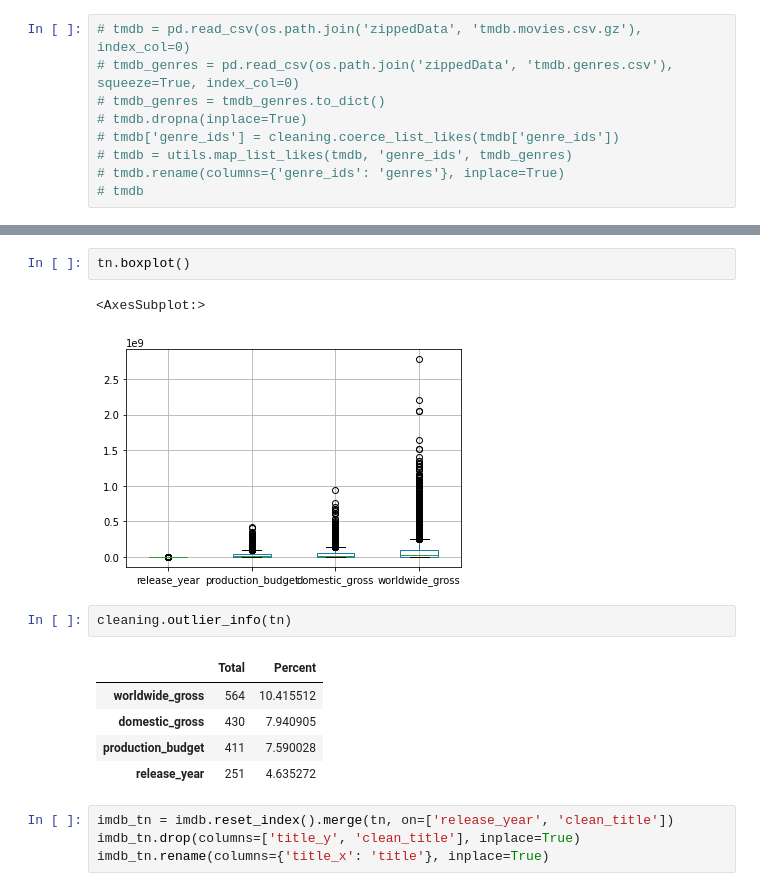
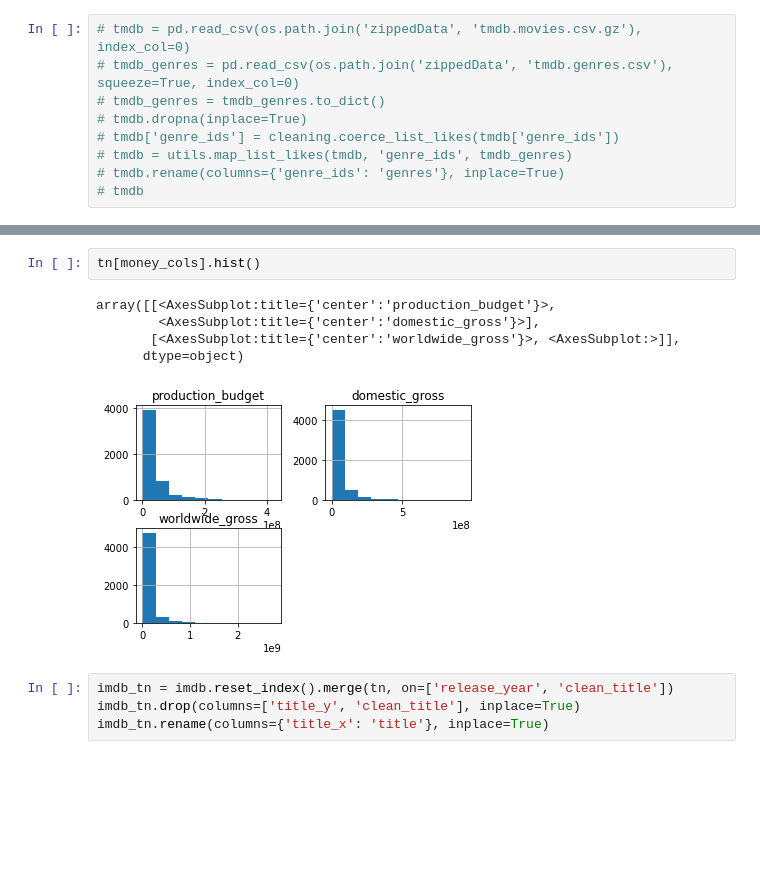
Before and after one commit to ndgigliotti/dsc-phase-1-project, a Jupyter notebook: genres.ipynb, the cells around one changed output, grey strips where cells are left out. Saved outputs shown, nothing was run; the diff lists cells and outputs as text; blank space fills up the shorter version.

```diff
--- a/genres.ipynb
+++ b/genres.ipynb
@@ -206,16 +217,11 @@ tn
-# %%
-tn.boxplot()
-# %% [output]
-<AxesSubplot:>
-[figure, removed]
-# %%
-cleaning.outlier_info(tn)
-# %% [output]
-|  | Total | Percent |
-| worldwide_gross | 564 | 10.415512 |
-| domestic_gross | 430 | 7.940905 |
-| production_budget | 411 | 7.590028 |
-| release_year | 251 | 4.635272 |
+# %%
+tn[money_cols].hist()
+# %% [output]
+array([[<AxesSubplot:title={'center':'production_budget'}>,
+        <AxesSubplot:title={'center':'domestic_gross'}>],
+       [<AxesSubplot:title={'center':'worldwide_gross'}>, <AxesSubplot:>]],
+      dtype=object)
+[figure, added]
 # %%
 imdb_tn = imdb.reset_index().merge(tn, on=['release_year', 'clean_title'])
 imdb_tn.drop(columns=['title_y', 'clean_title'], inplace=True)
```
Also changed, not shown: parts of 10 cells of this notebook, 1 other file.
